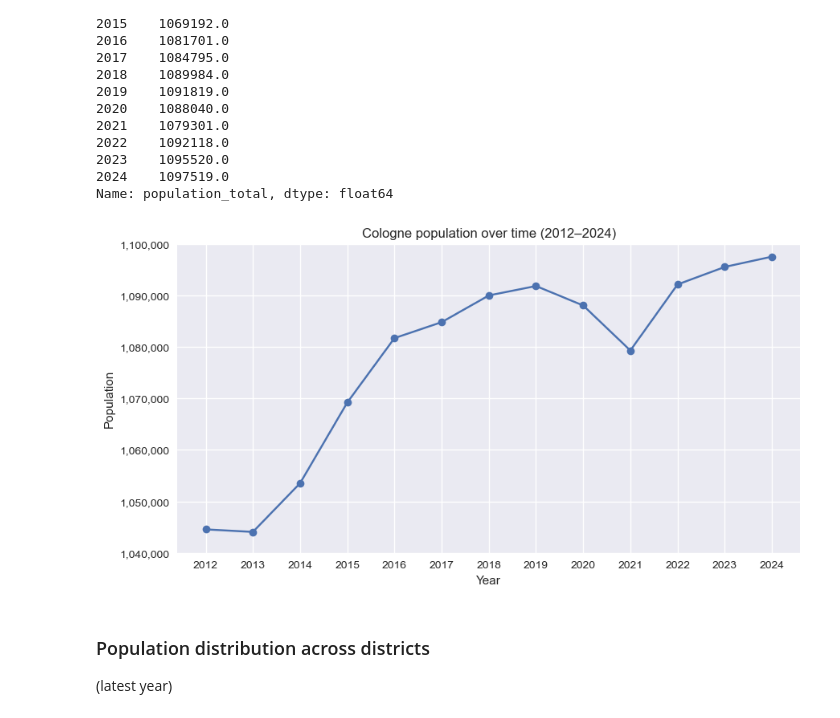
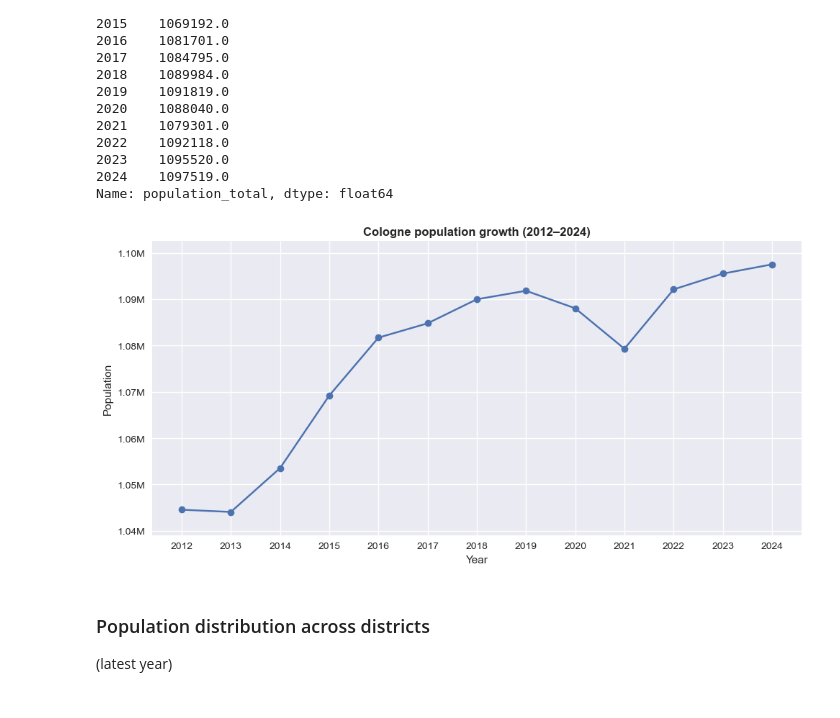
Before and after one commit to rosewiine/cologne-city-eda, a Jupyter notebook: notebooks/02_EDA.ipynb, the cells around one changed output. Cells and saved outputs as stored; diff of their text form; code cells hidden in the pictures.

```diff
--- a/notebooks/02_EDA.ipynb
+++ b/notebooks/02_EDA.ipynb
@@ -206,24 +207,37 @@ Name: population_total, dtype: float64
 # %%
 fig, ax = plt.subplots(figsize=(10, 5))
 
-ax.plot(df_city['year'], df_city['population_total'], marker='o')
+ax.plot(df_city['year'],
+        df_city['population_total'],
+        marker='o')
 
-ax.set_ylim(ymin=1040000.0, ymax=1100000.0)
+ymin = df_city['population_total'].min() - 5000
+ymax = df_city['population_total'].max() + 5000
+ax.set_ylim(ymin, ymax)
 
 ax.set_xlabel("Year")
 ax.set_ylabel("Population")
-ax.set_title(f"Cologne population over time ({earliest_year}–{latest_year})")
+ax.set_title(
+    f"Cologne population growth ({earliest_year}–{latest_year})",
+    weight='bold'
+    )
 
 ax.set_xticks(df_city['year'])
 
-ax.ticklabel_format(style="plain", axis="y")
+# ax.ticklabel_format(style="plain", axis="y")
+# ax.yaxis.set_major_formatter(
+#     plt.FuncFormatter(lambda x, pos: f"{int(x):,}")
+# )
+
 ax.yaxis.set_major_formatter(
-    plt.FuncFormatter(lambda x, pos: f"{int(x):,}")
+    FuncFormatter(lambda x, pos: f"{x/1_000_000:.2f}M")
 )
 
+plt.tight_layout()
+plt.savefig("../reports/figures/cologne_population.png", dpi=300, bbox_inches="tight")
 plt.show()
 # %% [output]
-[figure, old version]
+[figure, new version]
 # %% [markdown]
 ### Population distribution across districts
 
```
Also changed, not shown: parts of 14 cells of this notebook, 10 other files.
